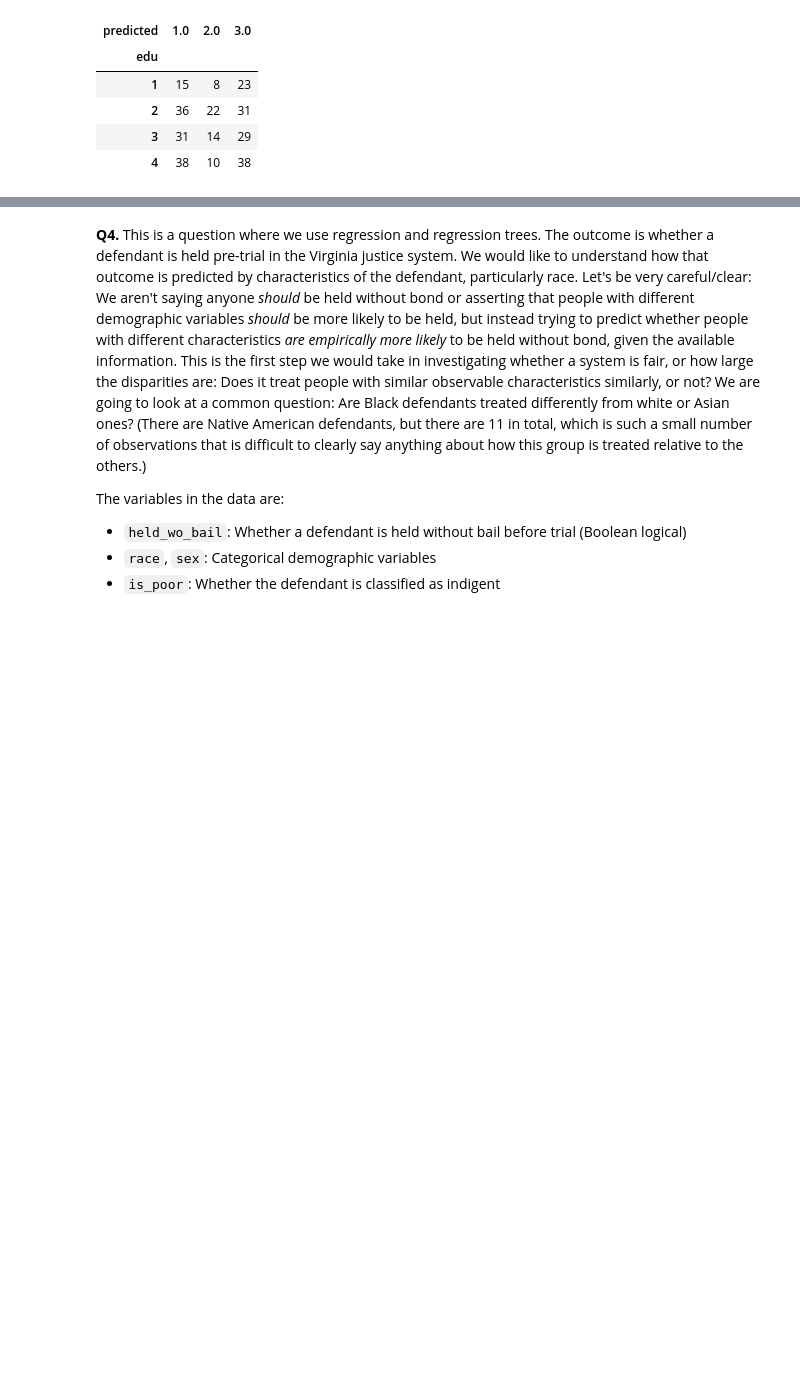
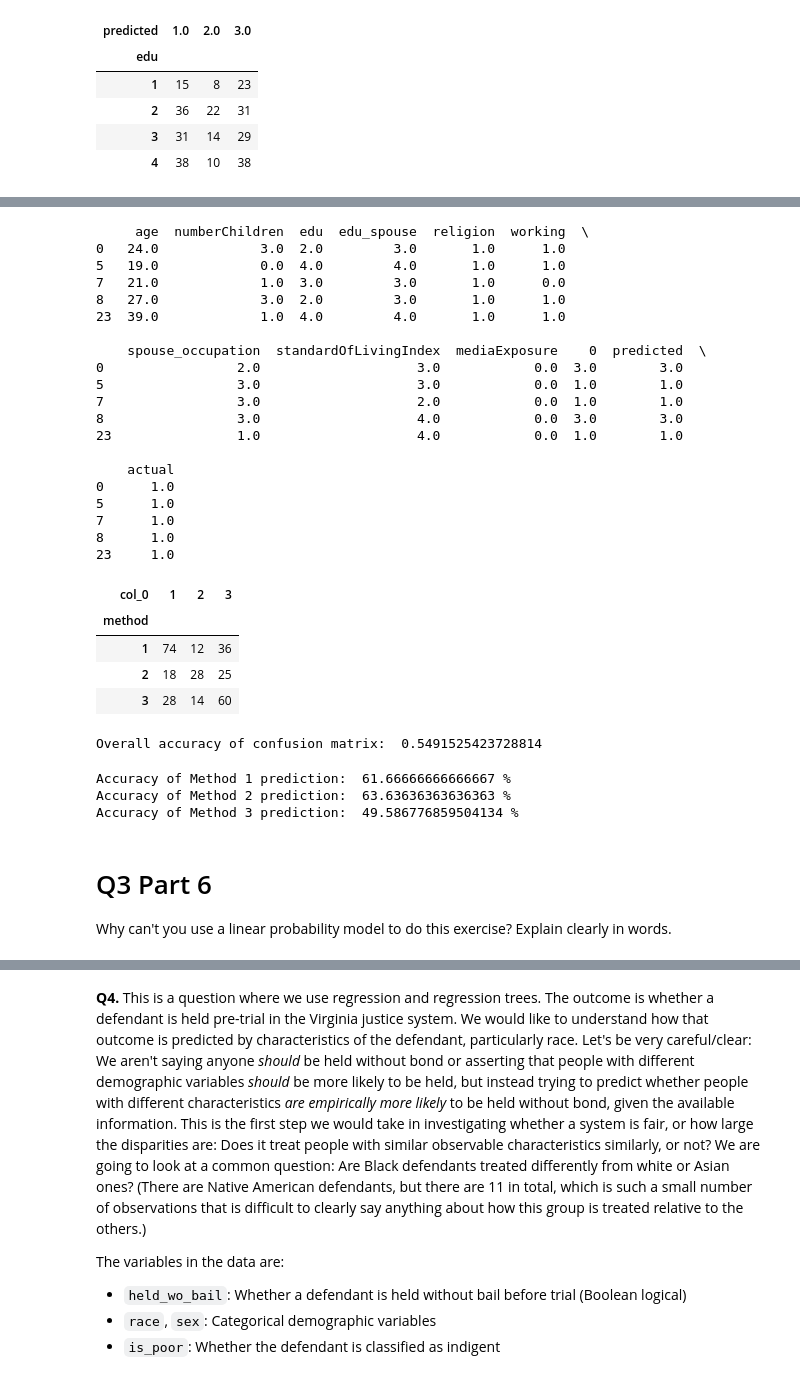
Before and after one commit to Monty-2003/assignment4, a Jupyter notebook: assignment4.ipynb, the cells around one changed output, grey strips where cells are left out. Saved outputs shown, nothing was run; the diff lists cells and outputs as text; code cells hidden in the pictures; blank space fills up the shorter version.

```diff
--- a/assignment4.ipynb
+++ b/assignment4.ipynb
@@ -910,0 +915,50 @@ In general, it seems to be that people with children but fewer than 5-6 children
+# %%
+# observed methods are `method`, while predicted methods are `col_O`
+pd.crosstab(y_test, y_pred)
+# %% [output]
+     age  numberChildren  edu  edu_spouse  religion  working  \
+0   24.0             3.0  2.0         3.0       1.0      1.0
+5   19.0             0.0  4.0         4.0       1.0      1.0
+7   21.0             1.0  3.0         3.0       1.0      0.0
+8   27.0             3.0  2.0         3.0       1.0      1.0
+23  39.0             1.0  4.0         4.0       1.0      1.0
+
+    spouse_occupation  standardOfLivingIndex  mediaExposure    0  predicted  \
+0                 2.0                    3.0            0.0  3.0        3.0
+5                 3.0                    3.0            0.0  1.0        1.0
+7                 3.0                    2.0            0.0  1.0        1.0
+8                 3.0                    4.0            0.0  3.0        3.0
+23                1.0                    4.0            0.0  1.0        1.0
+
+    actual
+0      1.0
+5      1.0
+7      1.0
+8      1.0
+23     1.0
+| col_0 | 1 | 2 | 3 |
+| method |  |  |  |
+| 1 | 74 | 12 | 36 |
+| 2 | 18 | 28 | 25 |
+| 3 | 28 | 14 | 60 |
+# %%
+# accuracy of model overall
+# tot_acc = correctly_predicted / total_predictions
+
+tot_acc = (74+28+60)/(74+12+36+18+28+25+28+14+60)
+print("Overall accuracy of confusion matrix: ", tot_acc)
+# %% [output]
+Overall accuracy of confusion matrix:  0.5491525423728814
+# %%
+# accuracy of predicting each method
+print("Accuracy of Method 1 prediction: ", 74/120*100, "%")
+print("Accuracy of Method 2 prediction: ", 28/(28+16)*100, "%")
+print("Accuracy of Method 3 prediction: ", 60/121*100, "%")
+# %% [output]
+Accuracy of Method 1 prediction:  61.66666666666667 %
+Accuracy of Method 2 prediction:  63.63636363636363 %
+Accuracy of Method 3 prediction:  49.586776859504134 %
+# %% [markdown]
+# Q3 Part 6
+
+Why can't you use a linear probability model to do this exercise? Explain clearly in words.
```
Also changed, not shown: parts of 13 cells of this notebook.
